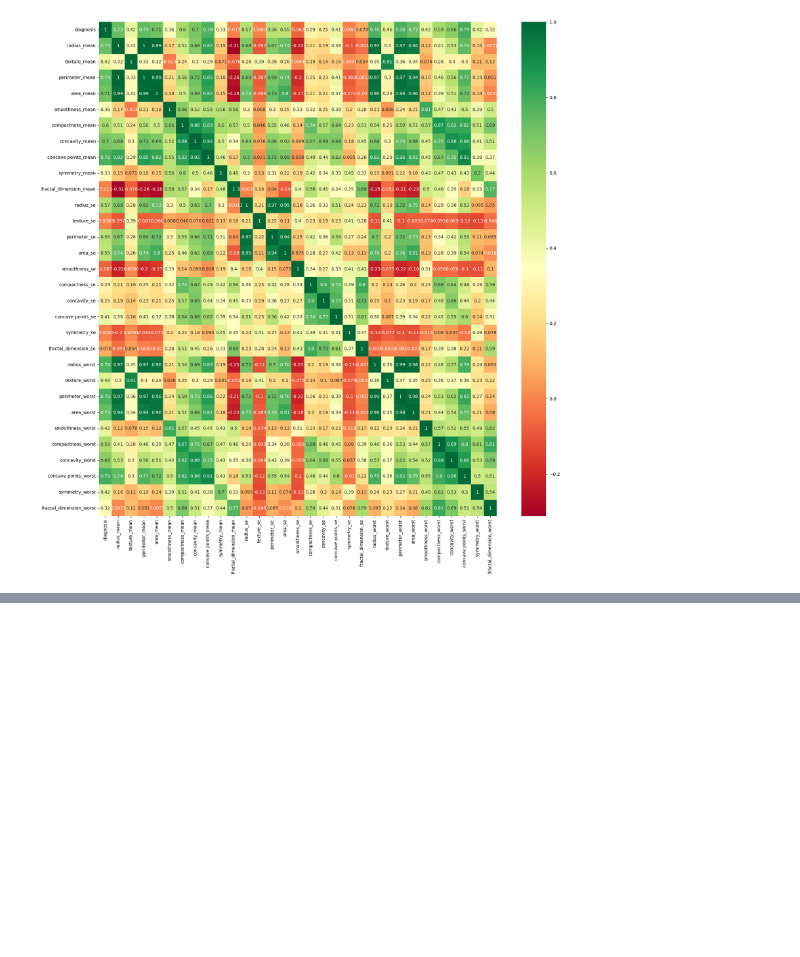
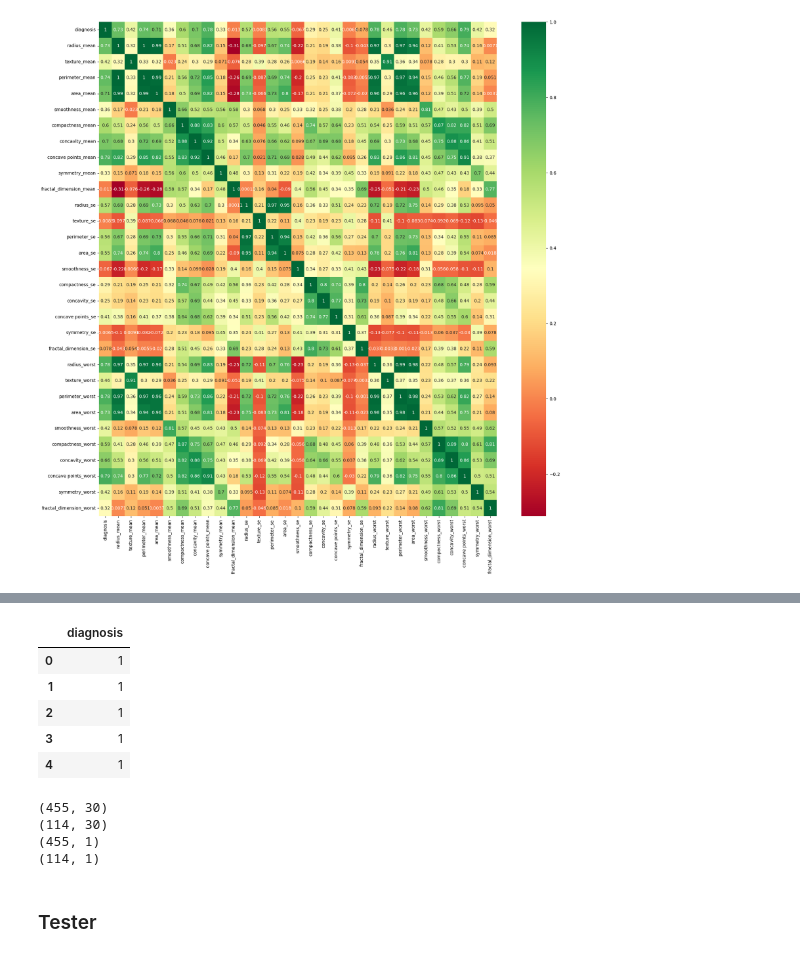
Before and after one commit to exc33ded/HealthDS, a Jupyter notebook: Notebooks/breast_cancer.ipynb, the cells around one changed output, grey strips where cells are left out. Saved outputs shown, nothing was run; the diff lists cells and outputs as text; code cells hidden in the pictures; blank space fills up the shorter version.

```diff
--- a/Notebooks/breast_cancer.ipynb
+++ b/Notebooks/breast_cancer.ipynb
@@ -168,0 +178,10 @@ from sklearn import train_test_split
+# %%
+y = df.iloc[:,:1]
+y.head()
+# %% [output]
+|  | diagnosis |
+| 0 | 1 |
+| 1 | 1 |
+| 2 | 1 |
+| 3 | 1 |
+| 4 | 1 |
@@ -168,0 +191,10 @@ from sklearn import train_test_split
+# %%
+print(x_train.shape)
+print(x_test.shape)
+print(y_train.shape)
+print(y_test.shape)
+# %% [output]
+(455, 30)
+(114, 30)
+(455, 1)
+(114, 1)
@@ -168,0 +213,2 @@ from sklearn import train_test_split
+# %% [markdown]
+### Tester
```
Also changed, not shown: parts of 11 cells of this notebook, 1 other file.
